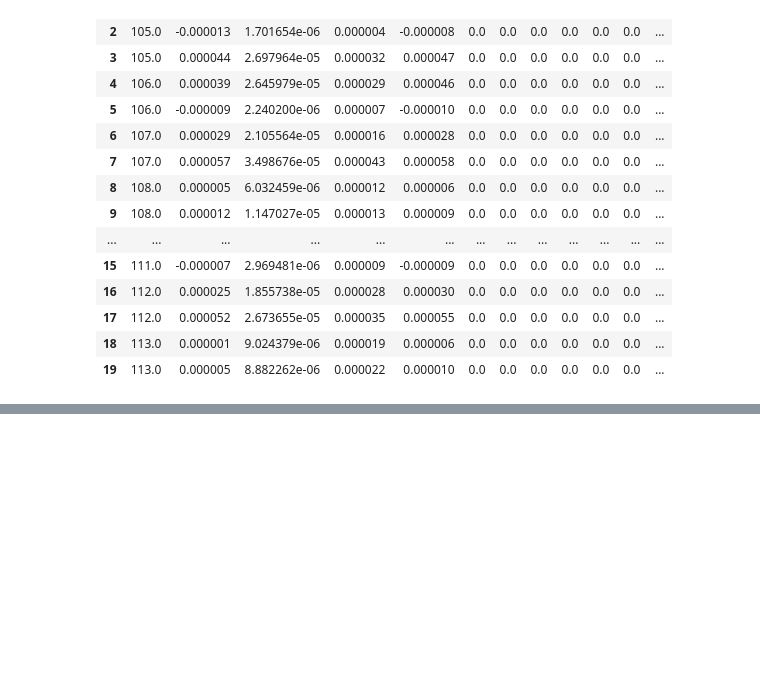
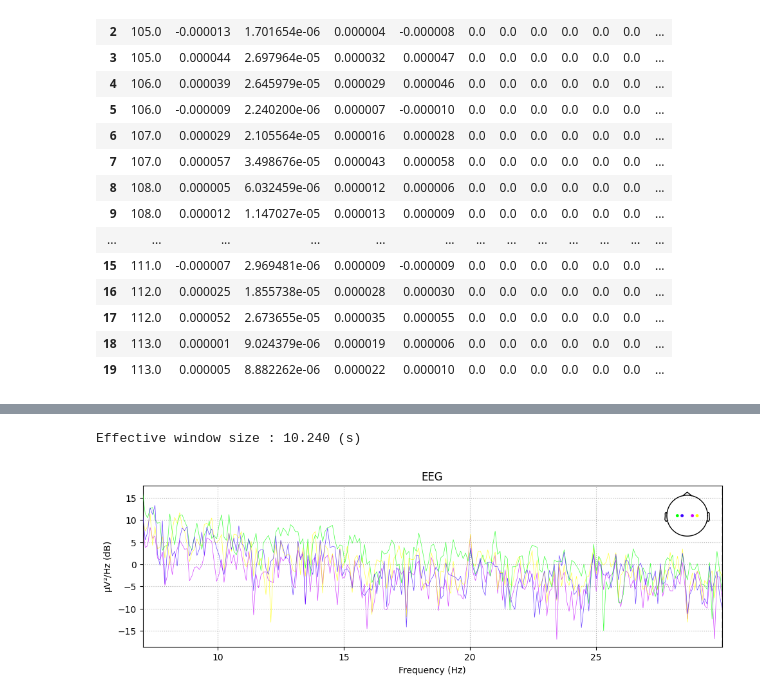
Before and after one commit to Ibrahim925/Light-Nesis, a Jupyter notebook: training.ipynb, the cells around one changed output, grey strips where cells are left out. Saved outputs shown, nothing was run; the diff lists cells and outputs as text; code cells hidden in the pictures; blank space fills up the shorter version.

```diff
--- a/training.ipynb
+++ b/training.ipynb
@@ -148,0 +209,6 @@ Effective window size : 10.240 (s)
+# %%
+training_data["Right"][0].plot_psd(fmax=30, fmin=7)
+plt.show()
+# %% [output]
+Effective window size : 10.240 (s)
+[figure, added]
```
Also changed, not shown: parts of 10 cells of this notebook.
